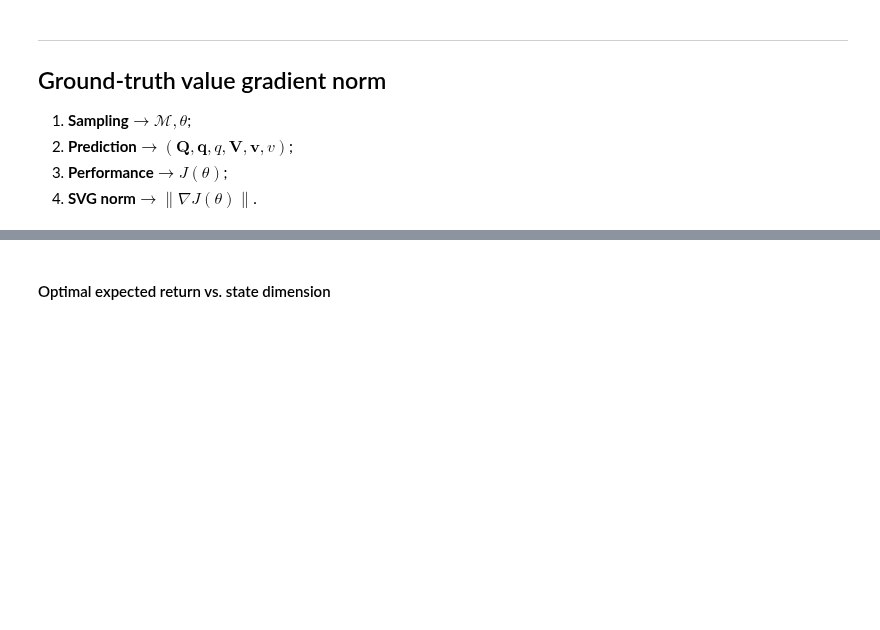
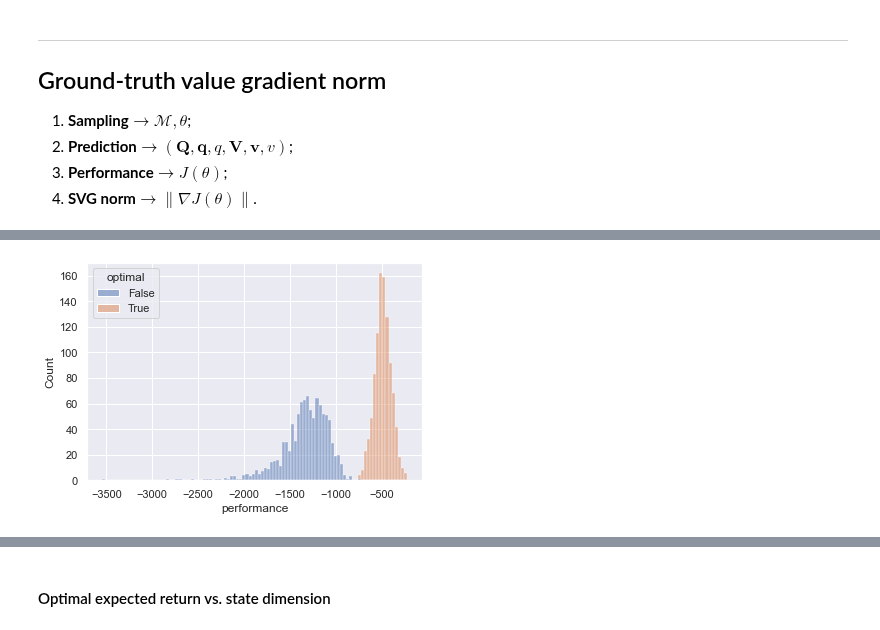
Before and after one commit to 0xangelo/LQSVG, a Jupyter notebook: experiments/notebooks/perf_and_grad.ipynb, the cells around one changed output, grey strips where cells are left out. Cells and saved outputs as stored; diff of their text form; code cells hidden in the pictures; blank space fills up the shorter version.

```diff
--- a/experiments/notebooks/perf_and_grad.ipynb
+++ b/experiments/notebooks/perf_and_grad.ipynb
@@ -425,0 +446,4 @@ def performance_samples(dims: tuple[int, int, int], optimal: bool = False, sampl
+# %%
+plot_optimal_vs_random_performances_hist((4, 4, 100), 1000)
+# %% [output]
+[figure, added]
```
Also changed, not shown: parts of 16 cells of this notebook.
